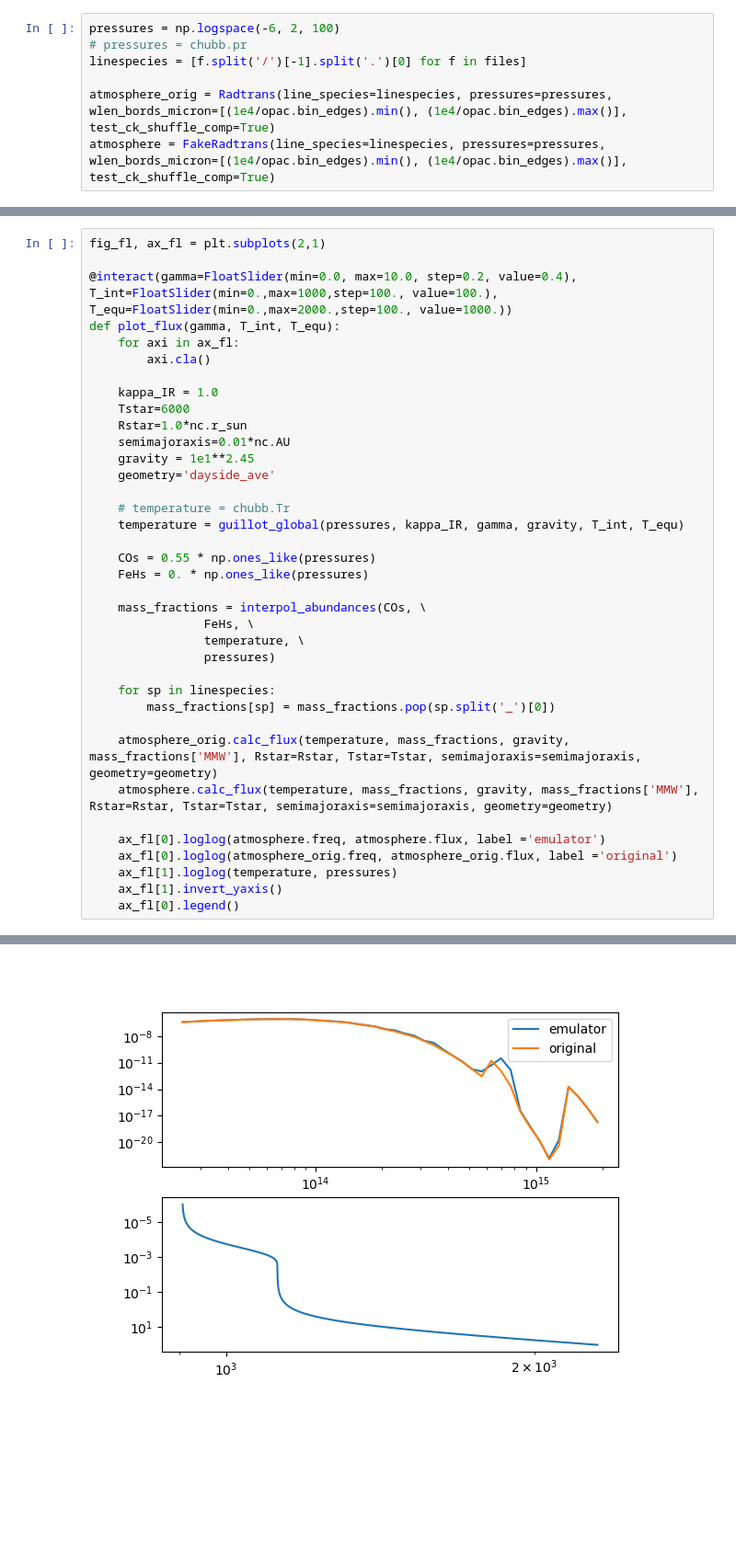
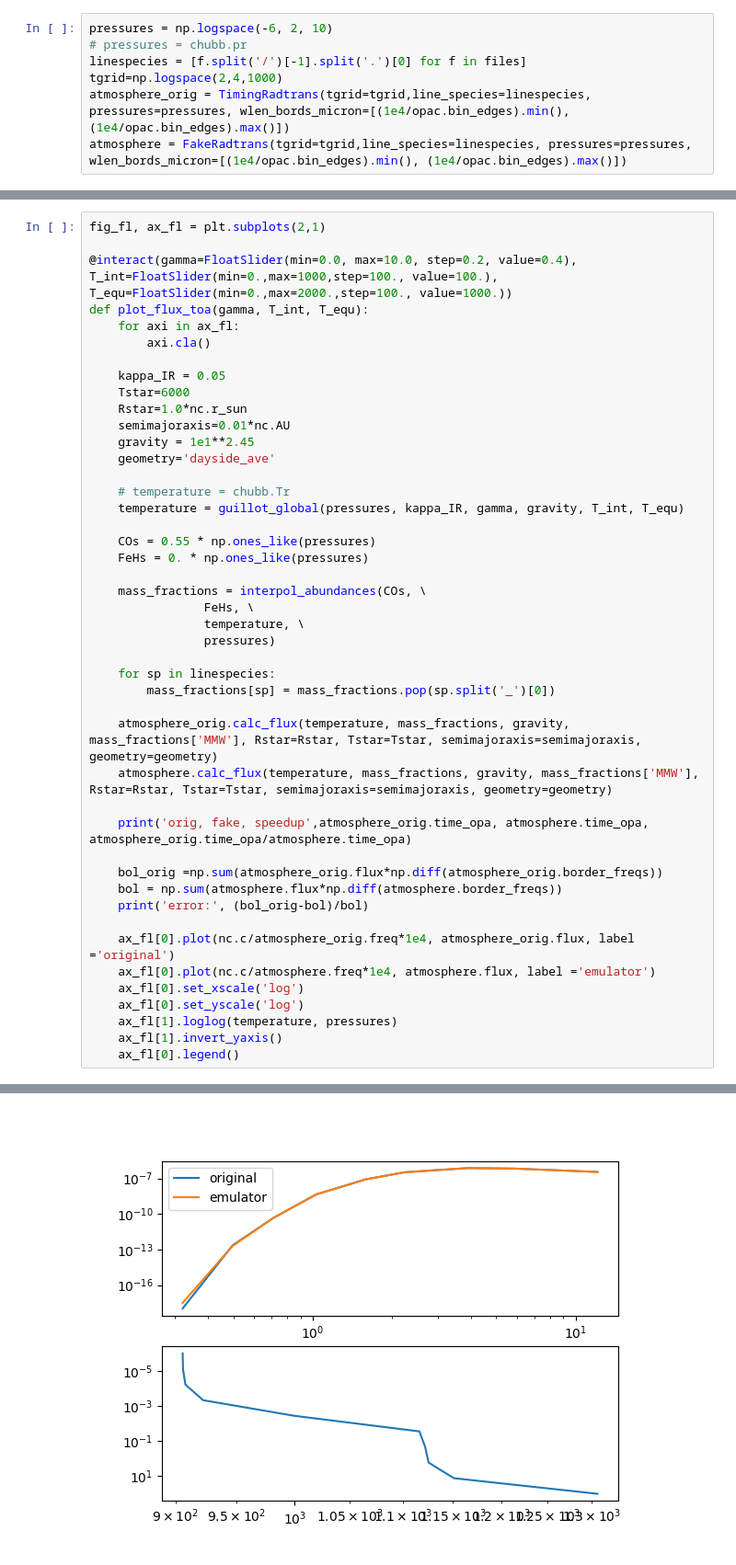
Before and after one commit to AaronDavidSchneider/opacmixer, a Jupyter notebook: notebooks/petitRADTRANS.ipynb, the cells around one changed output, grey strips where cells are left out. Shown at 92% size. Drawn from its saved outputs; the diff is of its cells as text; blank space fills up the shorter version.

Commit message:
checkpoint, emulator got the cleanup, now using deepsets

```diff
--- a/notebooks/petitRADTRANS.ipynb
+++ b/notebooks/petitRADTRANS.ipynb
@@ -240,8 +248,8 @@ class FakeRadtrans(Radtrans):
 # %%
-pressures = np.logspace(-6, 2, 100)
+pressures = np.logspace(-6, 2, 10)
 # pressures = chubb.pr
 linespecies = [f.split('/')[-1].split('.')[0] for f in files]
-
-atmosphere_orig = Radtrans(line_species=linespecies, pressures=pressures, wlen_bords_micron=[(1e4/opac.bin_edges).min(), (1e4/opac.bin_edges).max()], test_ck_shuffle_comp=True)
-atmosphere = FakeRadtrans(line_species=linespecies, pressures=pressures, wlen_bords_micron=[(1e4/opac.bin_edges).min(), (1e4/opac.bin_edges).max()], test_ck_shuffle_comp=True)
+tgrid=np.logspace(2,4,1000)
+atmosphere_orig = TimingRadtrans(tgrid=tgrid,line_species=linespecies, pressures=pressures, wlen_bords_micron=[(1e4/opac.bin_edges).min(), (1e4/opac.bin_edges).max()])
+atmosphere = FakeRadtrans(tgrid=tgrid,line_species=linespecies, pressures=pressures, wlen_bords_micron=[(1e4/opac.bin_edges).min(), (1e4/opac.bin_edges).max()])
 # %% [output]
@@ -266,39 +274,47 @@ atmosphere = FakeRadtrans(line_species=linespecies, pressures=pressures, wlen_bo
 fig_fl, ax_fl = plt.subplots(2,1)
 
 @interact(gamma=FloatSlider(min=0.0, max=10.0, step=0.2, value=0.4), T_int=FloatSlider(min=0.,max=1000,step=100., value=100.), T_equ=FloatSlider(min=0.,max=2000.,step=100., value=1000.))
-def plot_flux(gamma, T_int, T_equ):
+def plot_flux_toa(gamma, T_int, T_equ):
     for axi in ax_fl:
         axi.cla()
 
-    kappa_IR = 1.0
+    kappa_IR = 0.05
     Tstar=6000
     Rstar=1.0*nc.r_sun
     semimajoraxis=0.01*nc.AU
     gravity = 1e1**2.45
     geometry='dayside_ave'
 
     # temperature = chubb.Tr
     temperature = guillot_global(pressures, kappa_IR, gamma, gravity, T_int, T_equ)
 
     COs = 0.55 * np.ones_like(pressures)
     FeHs = 0. * np.ones_like(pressures)
 
     mass_fractions = interpol_abundances(COs, \
                 FeHs, \
                 temperature, \
                 pressures)
 
     for sp in linespecies:
         mass_fractions[sp] = mass_fractions.pop(sp.split('_')[0])
 
     atmosphere_orig.calc_flux(temperature, mass_fractions, gravity, mass_fractions['MMW'], Rstar=Rstar, Tstar=Tstar, semimajoraxis=semimajoraxis, geometry=geometry)
     atmosphere.calc_flux(temperature, mass_fractions, gravity, mass_fractions['MMW'], Rstar=Rstar, Tstar=Tstar, semimajoraxis=semimajoraxis, geometry=geometry)
 
-    ax_fl[0].loglog(atmosphere.freq, atmosphere.flux, label ='emulator')
-    ax_fl[0].loglog(atmosphere_orig.freq, atmosphere_orig.flux, label ='original')
+    print('orig, fake, speedup',atmosphere_orig.time_opa, atmosphere.time_opa, atmosphere_orig.time_opa/atmosphere.time_opa)
+
+    bol_orig =np.sum(atmosphere_orig.flux*np.diff(atmosphere_orig.border_freqs))
+    bol = np.sum(atmosphere.flux*np.diff(atmosphere.border_freqs))
+    print('error:', (bol_orig-bol)/bol)
+
+    ax_fl[0].plot(nc.c/atmosphere_orig.freq*1e4, atmosphere_orig.flux, label ='original')
+    ax_fl[0].plot(nc.c/atmosphere.freq*1e4, atmosphere.flux, label ='emulator')
+    ax_fl[0].set_xscale('log')
+    ax_fl[0].set_yscale('log')
     ax_fl[1].loglog(temperature, pressures)
     ax_fl[1].invert_yaxis()
     ax_fl[0].legend()
 # %% [output]
 interactive(children=(FloatSlider(value=0.4, description='gamma', max=10.0, step=0.2), FloatSlider(value=100.0…
-[figure, old version]
+[figure, new version]
```
Also changed, not shown: parts of 10 cells of this notebook, 6 other files.
